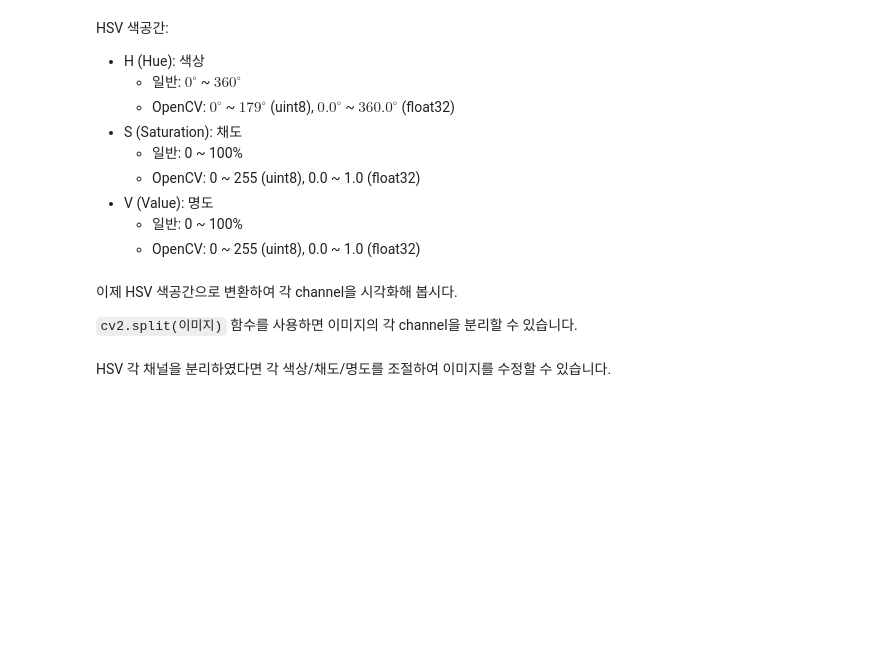
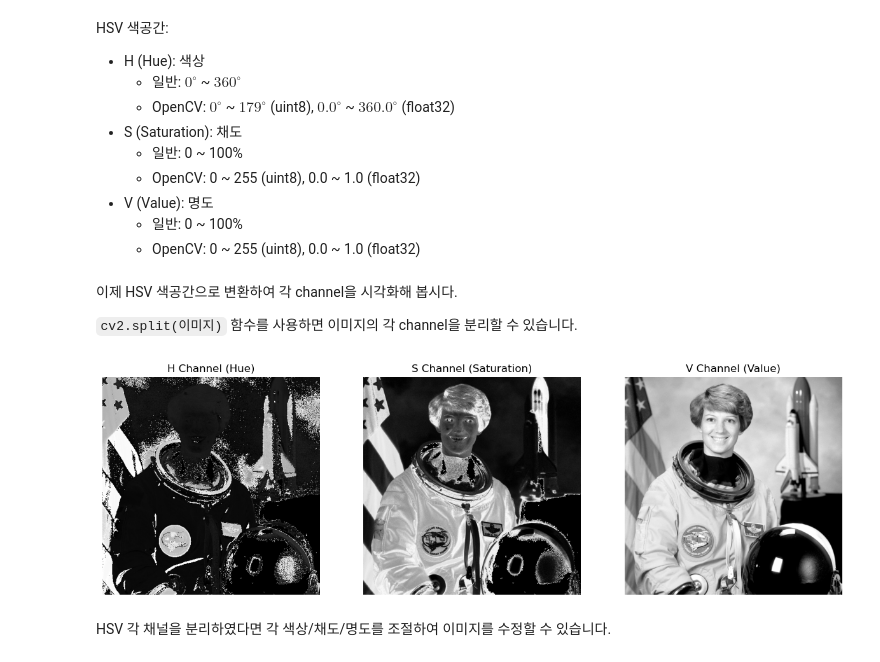
Before and after one commit to seedevk8s/physical-ai-vision-llm-gemma-multimodal, a Jupyter notebook: 02_Computer-Vision.ipynb, the cells around one changed output. Saved outputs shown, nothing was run; the diff lists cells and outputs as text; code cells hidden in the pictures; blank space fills up the shorter version.

```diff
--- a/02_Computer-Vision.ipynb
+++ b/02_Computer-Vision.ipynb
@@ -229,18 +272,21 @@ HSV 색공간:
 # %%
 # TODO: astronaut 이미지를 HSV 색공간으로 변환
 # TODO: HSV 각 채널을 분리한 뒤 subplot에 시각화
 
-image_hsv = ...
+image = skimage.data.astronaut()
+image_hsv = cv2.cvtColor(image, cv2.COLOR_RGB2HSV)
 h, s, v = cv2.split(image_hsv)
 
 plt.figure(figsize=(15,8))
 
-plt.subplot(...), plt.imshow(...), plt.title('H Channel (Hue)')
-plt.subplot(...), plt.imshow(...), plt.title('S Channel (Saturation)')
-plt.subplot(...), plt.imshow(...), plt.title('V Channel (Value)')
+plt.subplot(1,3,1), plt.imshow(h, cmap="gray"), plt.title('H Channel (Hue)')
+plt.subplot(1,3,2), plt.imshow(s, cmap="gray"), plt.title('S Channel (Saturation)')
+plt.subplot(1,3,3), plt.imshow(v, cmap="gray"), plt.title('V Channel (Value)')
 
 for ax in plt.gcf().axes:
     ax.axis("off")
+# %% [output]
+[figure, added]
 # %% [markdown]
 HSV 각 채널을 분리하였다면 각 색상/채도/명도를 조절하여 이미지를 수정할 수 있습니다.
 # %% [markdown]
```
Also changed, not shown: parts of 16 cells of this notebook, 1 other file.
